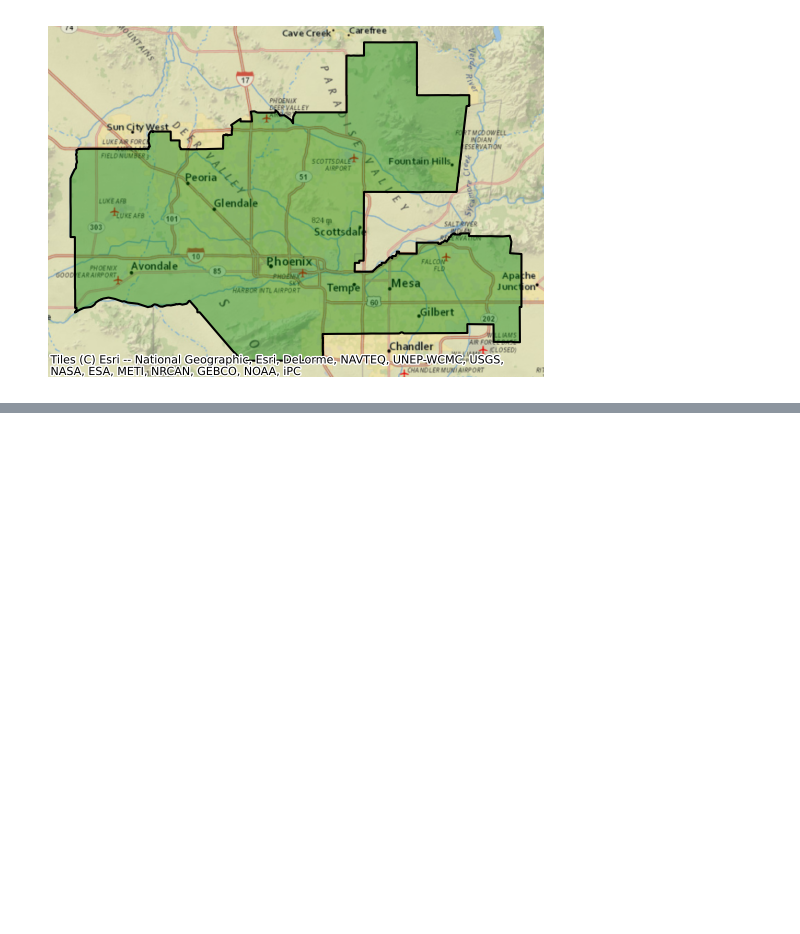
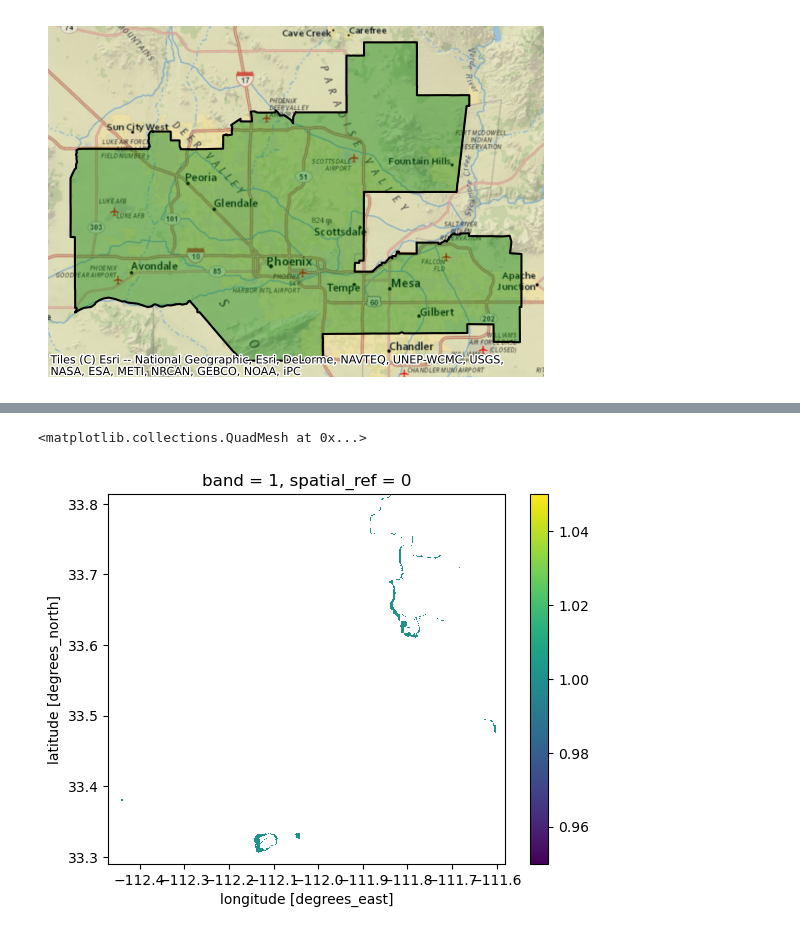
Before and after one commit to emmabeamitchell/Biodiversity_intactness, a Jupyter notebook: biodiversity_intactness.ipynb, the cells around one changed output, grey strips where cells are left out. Drawn from its saved outputs; the diff is of its cells as text; code cells hidden in the pictures; blank space fills up the shorter version.

```diff
--- a/biodiversity_intactness.ipynb
+++ b/biodiversity_intactness.ipynb
@@ -334,0 +382,7 @@ plt.show()
+# %%
+phx_diff = xr.where(phx_diff, 1, np.nan)
+# %%
+phx_diff.plot()
+# %% [output]
+<matplotlib.collections.QuadMesh at 0x...>
+[figure, added]
```
Also changed, not shown: parts of 15 cells of this notebook.
